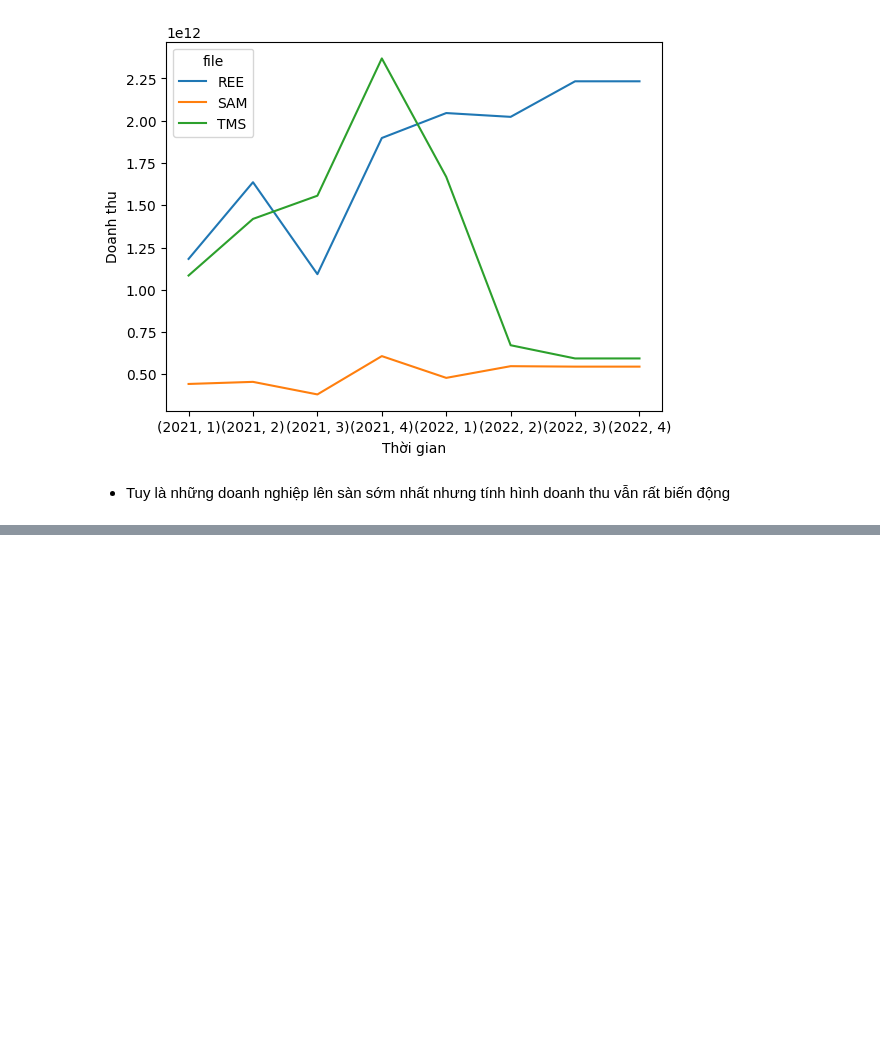
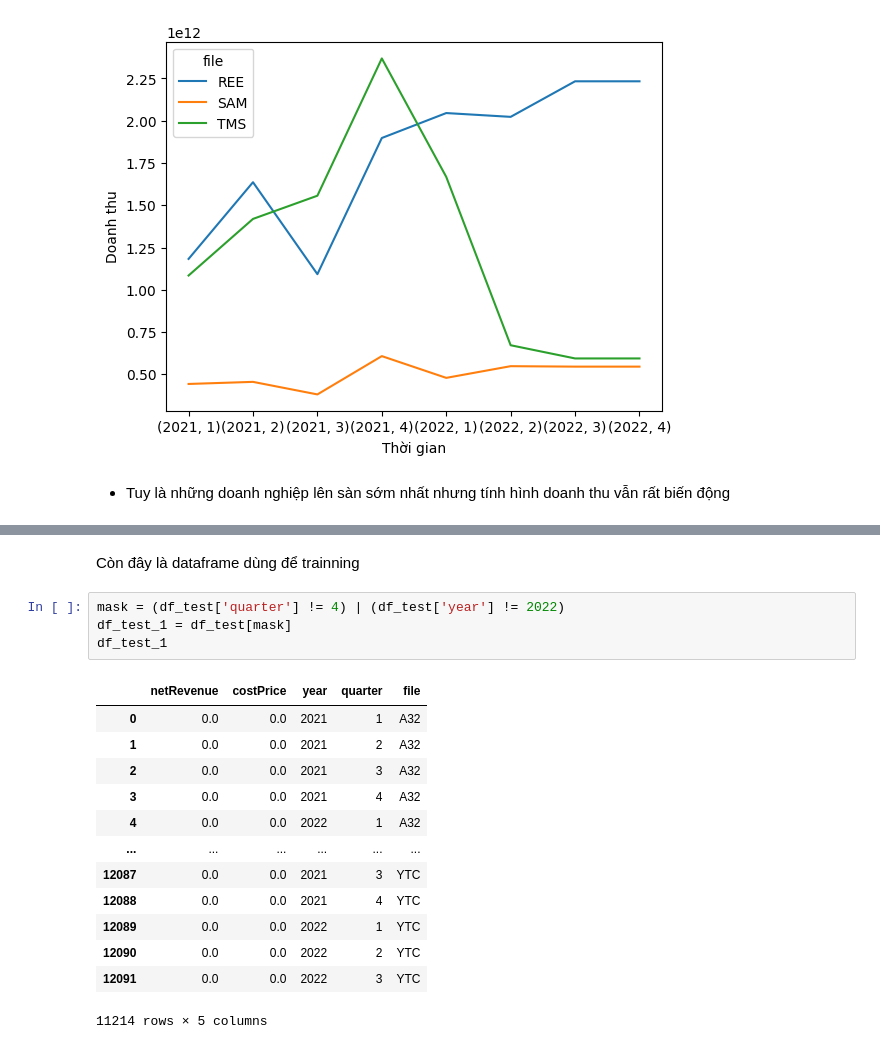
Before and after one commit to minhtringuyennn/NMKHDL_Project, a Jupyter notebook: crawl/crawl_data.ipynb, the cells around one changed output, grey strips where cells are left out. Saved outputs shown, nothing was run; the diff lists cells and outputs as text; blank space fills up the shorter version.

```diff
--- a/crawl/crawl_data.ipynb
+++ b/crawl/crawl_data.ipynb
@@ -738,0 +797,20 @@ new.plot(xlabel='Thời gian',ylabel='Doanh thu')
+# %% [markdown]
+Còn đây là dataframe dùng để trainning
+# %%
+mask = (df_test['quarter'] != 4) | (df_test['year'] != 2022)
+df_test_1 = df_test[mask]
+df_test_1
+# %% [output]
+|  | netRevenue | costPrice | year | quarter | file |
+| 0 | 0.0 | 0.0 | 2021 | 1 | A32 |
+| 1 | 0.0 | 0.0 | 2021 | 2 | A32 |
+| 2 | 0.0 | 0.0 | 2021 | 3 | A32 |
+| 3 | 0.0 | 0.0 | 2021 | 4 | A32 |
+| 4 | 0.0 | 0.0 | 2022 | 1 | A32 |
+| ... | ... | ... | ... | ... | ... |
+| 12087 | 0.0 | 0.0 | 2021 | 3 | YTC |
+| 12088 | 0.0 | 0.0 | 2021 | 4 | YTC |
+| 12089 | 0.0 | 0.0 | 2022 | 1 | YTC |
+| 12090 | 0.0 | 0.0 | 2022 | 2 | YTC |
+| 12091 | 0.0 | 0.0 | 2022 | 3 | YTC |
+11214 rows × 5 columns
```
Also changed, not shown: parts of 35 cells of this notebook.
